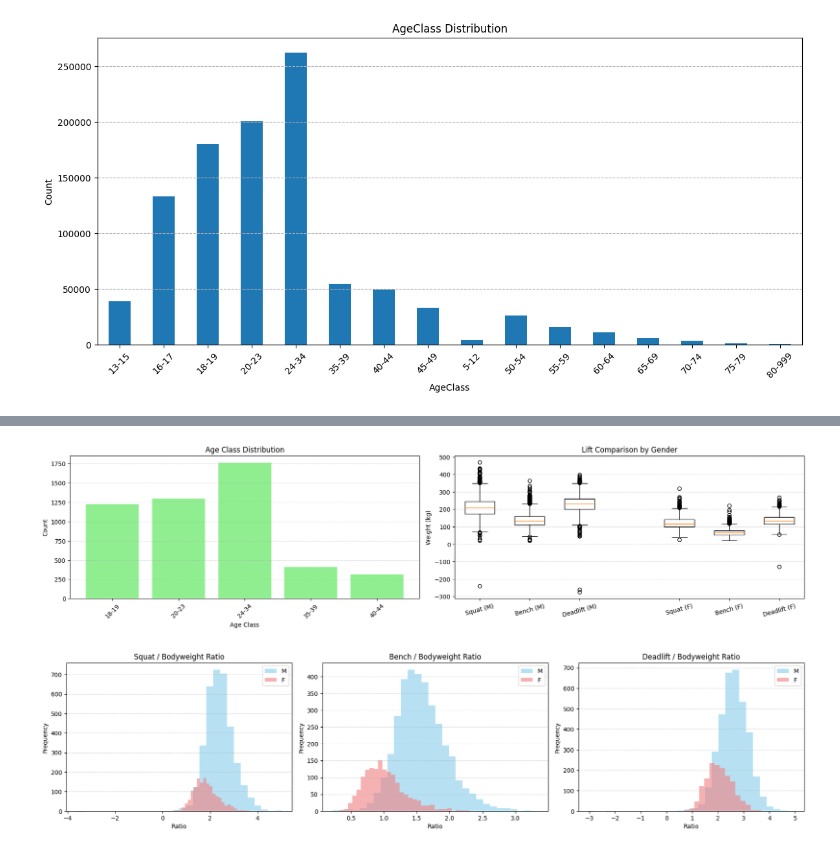
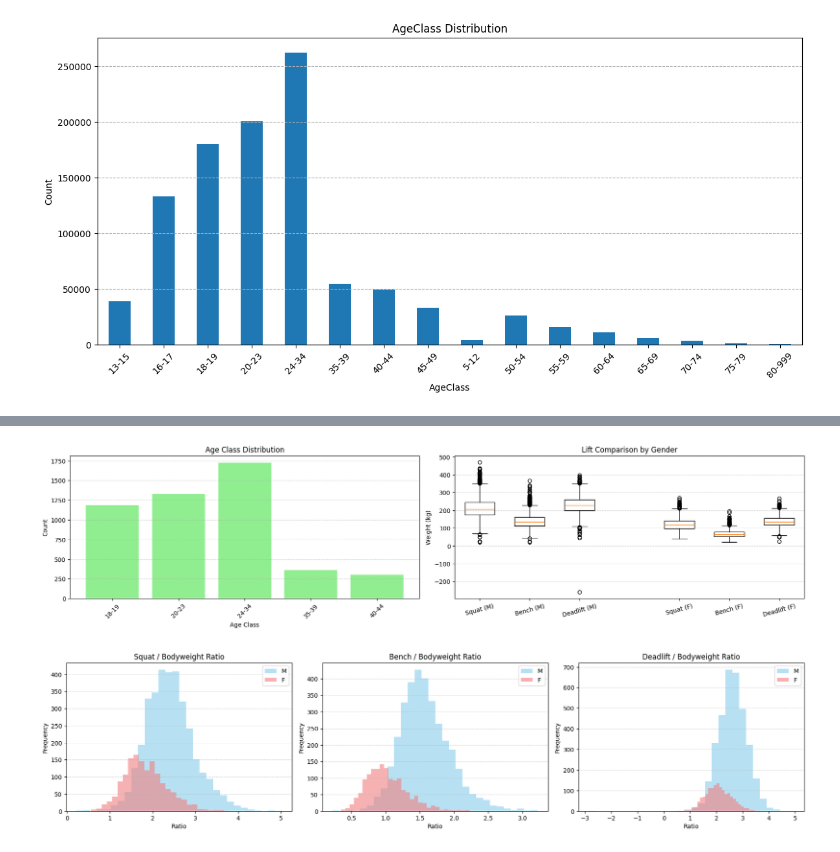
Before and after one commit to daehyun99/BurnFit-AI-developer-assignment, a Jupyter notebook: data/00_dataset_setup.ipynb, the cells around one changed output, grey strips where cells are left out. Cells and saved outputs as stored; diff of their text form; code cells hidden in the pictures.

```diff
--- a/data/00_dataset_setup.ipynb
+++ b/data/00_dataset_setup.ipynb
@@ -63,3 +45,6 @@ filtered_df.head()
+# %%
+# 성별 컬럼 내용 변경
+filtered_df["Sex"] = filtered_df["Sex"].replace({"M": "남성", "F": "여성"})
 # %%
 # 남성, 여성 비율 확인 (7:3)
 filtered_df["Sex"].value_counts()
@@ -110,15 +79,25 @@ filtered_df
 # %%
-# 무작위 5,000명 추출
+# 무작위 7,000명 추출
     # 남성, 여성 비율 (7:3)
-    # 남성 : 3,500명
-    # 여성 : 1,500명
-male_df = filtered_df[filtered_df["Sex"] == "M"]
-female_df = filtered_df[filtered_df["Sex"] == "F"]
+    # 총 데이터셋 : 7,000명
+        # 학습용 : 5,000명
+            # 남성 : 3,500명
+            # 여성 : 1,500명
+        # 평가용 : 2,000명
+            # 남성 : 1,400명
+            # 여성 : 600명
+from sklearn.model_selection import train_test_split
 
-male_sample = male_df.sample(n=3500, random_state=42)
-female_sample = female_df.sample(n=1500, random_state=42)
+male_df = filtered_df[filtered_df["Sex"] == "남성"]
+female_df = filtered_df[filtered_df["Sex"] == "여성"]
 
-sampled_df = pd.concat([male_sample, female_sample]).reset_index(drop=True)
+male_sample = male_df.sample(n=4900, random_state=42)
+female_sample = female_df.sample(n=2100, random_state=42)
+
+train_male, test_male = train_test_split(male_sample, test_size=0.3, random_state=42)
+train_female, test_female = train_test_split(female_sample, test_size=0.3, random_state=42)
+
+sampled_df = pd.concat([train_male, train_female]).reset_index(drop=True)
 # %%
 df_copy = sampled_df.copy()
 # %%
@@ -127,8 +106,8 @@ import matplotlib.pyplot as plt
 age_counts = sampled_df['AgeClass'].value_counts().sort_index()
 
 lifts = ['Best3SquatKg', 'Best3BenchKg', 'Best3DeadliftKg']
-male_lifts = [sampled_df[sampled_df['Sex'] == 'M'][lift].dropna() for lift in lifts]
-female_lifts = [sampled_df[sampled_df['Sex'] == 'F'][lift].dropna() for lift in lifts]
+male_lifts = [sampled_df[sampled_df['Sex'] == '남성'][lift].dropna() for lift in lifts]
+female_lifts = [sampled_df[sampled_df['Sex'] == '여성'][lift].dropna() for lift in lifts]
 
 plt.figure(figsize=(18, 8))
 
@@ -153,42 +132,42 @@ plt.grid(axis='y', linestyle='--', alpha=0.5)
 plt.tight_layout()
 plt.show()
 # %% [output]
-[figure, old version]
+[figure, new version]
 # %%
 sampled_df['SquatRatio'] = sampled_df['Best3SquatKg'] / sampled_df['BodyweightKg']
 sampled_df['BenchRatio'] = sampled_df['Best3BenchKg'] / sampled_df['BodyweightKg']
 sampled_df['DeadliftRatio'] = sampled_df['Best3DeadliftKg'] / sampled_df['BodyweightKg']
 
-male_df = sampled_df[sampled_df['Sex'] == 'M']
-female_df = sampled_df[sampled_df['Sex'] == 'F']
+male_df = sampled_df[sampled_df['Sex'] == '남성']
+female_df = sampled_df[sampled_df['Sex'] == '여성']
 
 male_ratios = {
     'Squat': male_df['SquatRatio'],
     'Bench': male_df['BenchRatio'],
     'Deadlift': male_df['DeadliftRatio'],
 }
 
 female_ratios = {
     'Squat': female_df['SquatRatio'],
     'Bench': female_df['BenchRatio'],
     'Deadlift': female_df['DeadliftRatio'],
 }
 
 
 plt.figure(figsize=(18, 8))
 
 for i, lift in enumerate(['Squat', 'Bench', 'Deadlift']):
     plt.subplot(2, 3, i + 4)
     plt.hist(male_ratios[lift], bins=30, alpha=0.6, label='M', color='skyblue')
     plt.hist(female_ratios[lift], bins=30, alpha=0.6, label='F', color='lightcoral')
     plt.title(f'{lift} / Bodyweight Ratio')
     plt.xlabel('Ratio')
     plt.ylabel('Frequency')
     plt.legend()
     plt.grid(axis='y', linestyle='--', alpha=0.5)
 
 plt.tight_layout()
 plt.show()
 # %% [output]
-[figure, old version]
+[figure, new version]
 # %%
```
Also changed, not shown: parts of 7 cells of this notebook, 2 other files.
